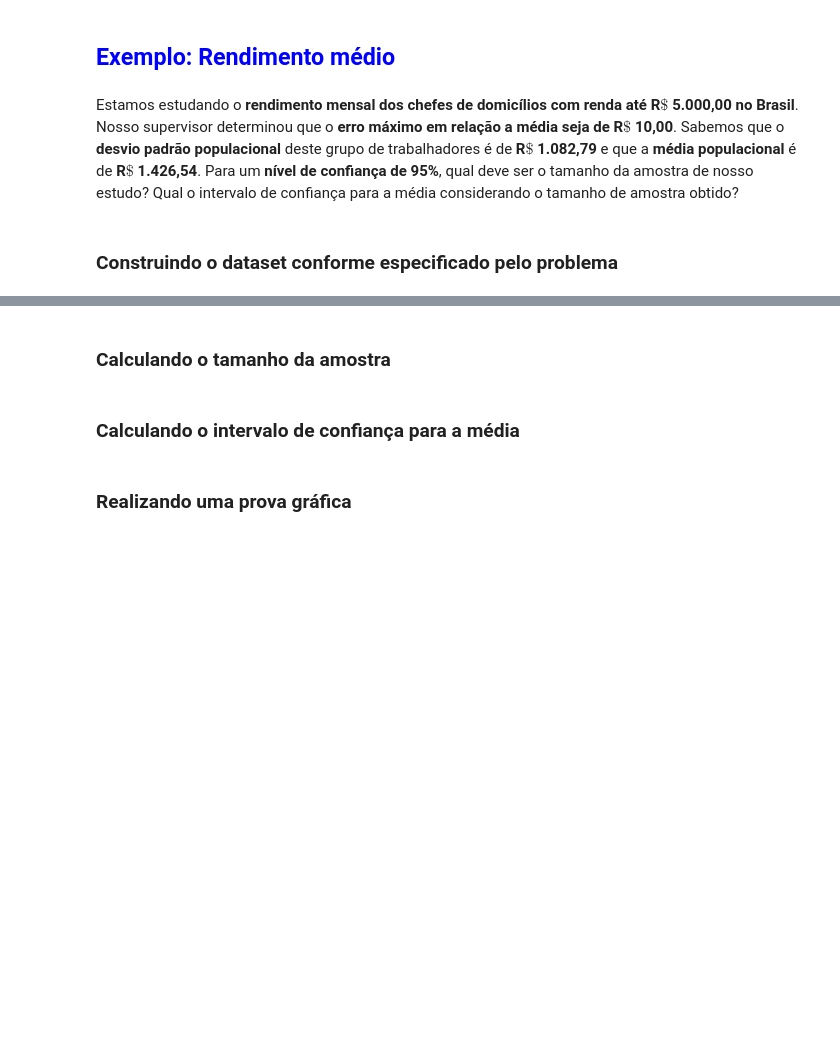
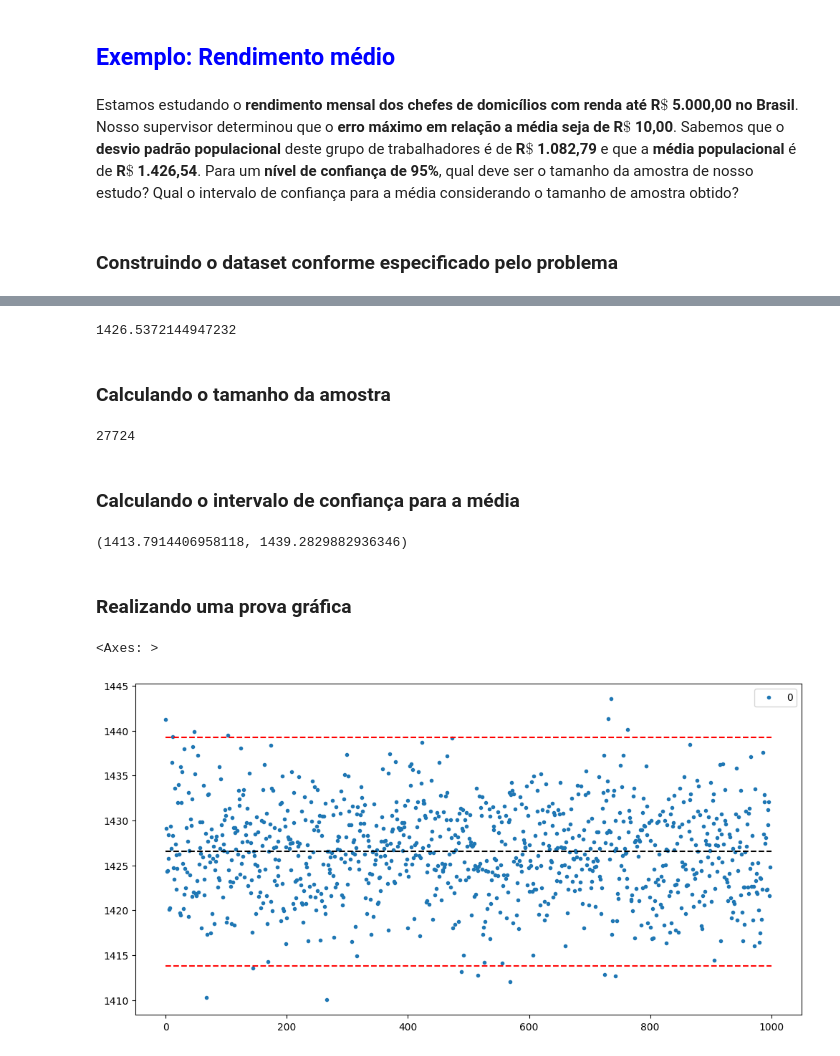
Before and after one commit to smcco94/DataAnalytics, a Jupyter notebook: Formação_Data_Sciency/Modulo_1/Estatistica_com_python_probabilistica/Curso_de_Estatística_Parte_2.ipynb, the cells around one changed output, grey strips where cells are left out. Drawn from its saved outputs; the diff is of its cells as text; code cells hidden in the pictures; blank space fills up the shorter version.

```diff
--- a/Formação_Data_Sciency/Modulo_1/Estatistica_com_python_probabilistica/Curso_de_Estatística_Parte_2.ipynb
+++ b/Formação_Data_Sciency/Modulo_1/Estatistica_com_python_probabilistica/Curso_de_Estatística_Parte_2.ipynb
@@ -705,3 +723,8 @@ Em um lote de **10.000 latas** de refrigerante foi realizada uma amostra aleató
 Estamos estudando o **rendimento mensal dos chefes de domicílios com renda até R$\$$ 5.000,00 no Brasil**. Nosso supervisor determinou que o **erro máximo em relação a média seja de R$\$$ 10,00**. Sabemos que o **desvio padrão populacional** deste grupo de trabalhadores é de **R$\$$ 1.082,79** e que a **média populacional** é de **R$\$$ 1.426,54**. Para um **nível de confiança de 95%**, qual deve ser o tamanho da amostra de nosso estudo? Qual o intervalo de confiança para a média considerando o tamanho de amostra obtido?
 # %% [markdown]
 ### Construindo o dataset conforme especificado pelo problema
+# %%
+import pandas as np
+import numpy as np
+dados = pd.read_csv('../files/dados.csv', sep=',')
+renda_5000 = dados.query('Renda <= 5000').Renda
@@ -708,6 +746,42 @@ Estamos estudando o **rendimento mensal dos chefes de domicílios com renda até
+# %%
+sigma = renda_5000.std()
+media = renda_5000.mean()
+Margem_erro = 10
+z = 1.96
+N = renda_5000.shape[0]
+media
+# %% [output]
+1426.5372144947232
 # %% [markdown]
 ### Calculando o tamanho da amostra
+# %%
+amostra_ideal = int((((pow(z,2))*(sigma**2)*N) / ((pow(z,2))*(sigma**2)+(Margem_erro**2)*(N-1))).round())
+amostra_ideal
+# %% [output]
+27724
 # %% [markdown]
 ### Calculando o intervalo de confiança para a média
+# %%
+intervalo = norm.interval(confidence = 0.95, loc = media, scale = sigma / np.sqrt(amostra_ideal))
+intervalo
+# %% [output]
+(1413.7914406958118, 1439.2829882936346)
 # %% [markdown]
 ### Realizando uma prova gráfica
+# %%
+import matplotlib.pyplot as plt
+
+tamanho_simulacao = 1000
+
+medias = [renda_5000.sample(n = amostra_ideal).mean() for i in range(1, tamanho_simulacao)]
+medias = pd.DataFrame(medias)
+
+ax = medias.plot(style = '.')
+ax.figure.set_size_inches(12, 6)
+ax.hlines(y = media, xmin = 0, xmax = tamanho_simulacao, colors='black', linestyles='dashed')
+ax.hlines(y = intervalo[0], xmin = 0, xmax = tamanho_simulacao, colors='red', linestyles='dashed')
+ax.hlines(y = intervalo[1], xmin = 0, xmax = tamanho_simulacao, colors='red', linestyles='dashed')
+ax
+# %% [output]
+<Axes: >
+[figure, added]
```
Also changed, not shown: parts of 2 cells of this notebook, 1 other file.
